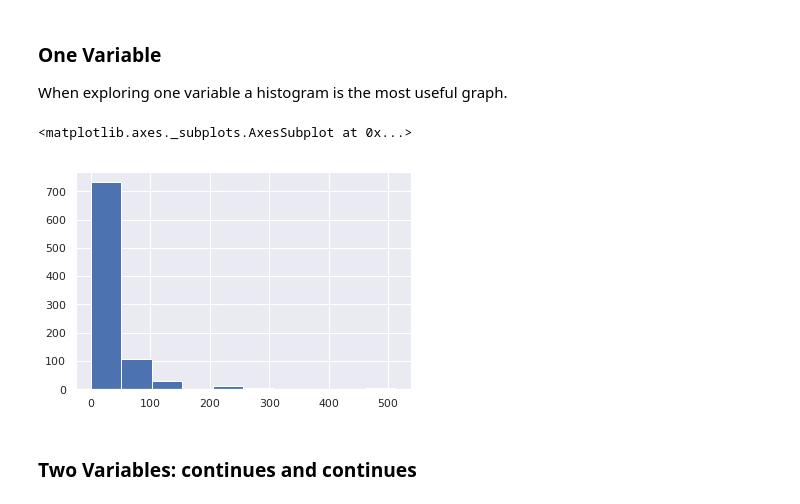
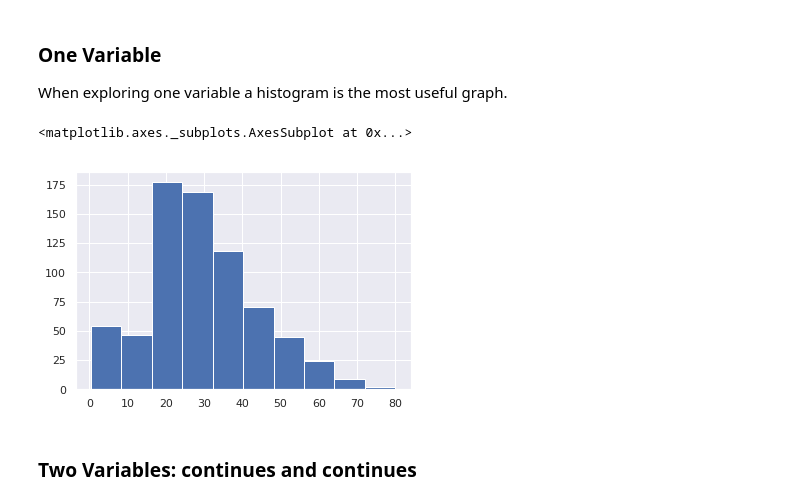
Before and after one commit to wfjvdham/python-course, a Jupyter notebook: explore/README.ipynb, the cells around one changed output. Saved outputs shown, nothing was run; the diff lists cells and outputs as text; code cells hidden in the pictures.

```diff
--- a/explore/README.ipynb
+++ b/explore/README.ipynb
@@ -74,10 +74,10 @@ To be able to display the plots in a notebook we need to use:
 
 When exploring one variable a histogram is the most useful graph.
 # %%
-titanic_df['Fare'].hist()
+titanic_df['Age'].hist()
 # %% [output]
 <matplotlib.axes._subplots.AxesSubplot at 0x...>
-[figure, old version]
+[figure, new version]
 # %% [markdown]
 ### Two Variables: continues and continues
 # %%
```
Also changed, not shown: parts of 9 cells of this notebook, 1 other file.
